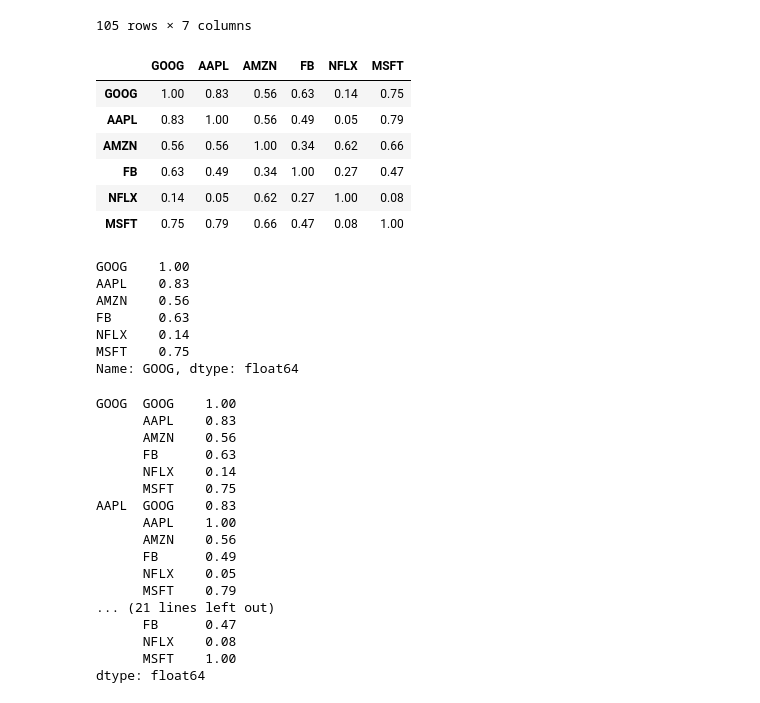
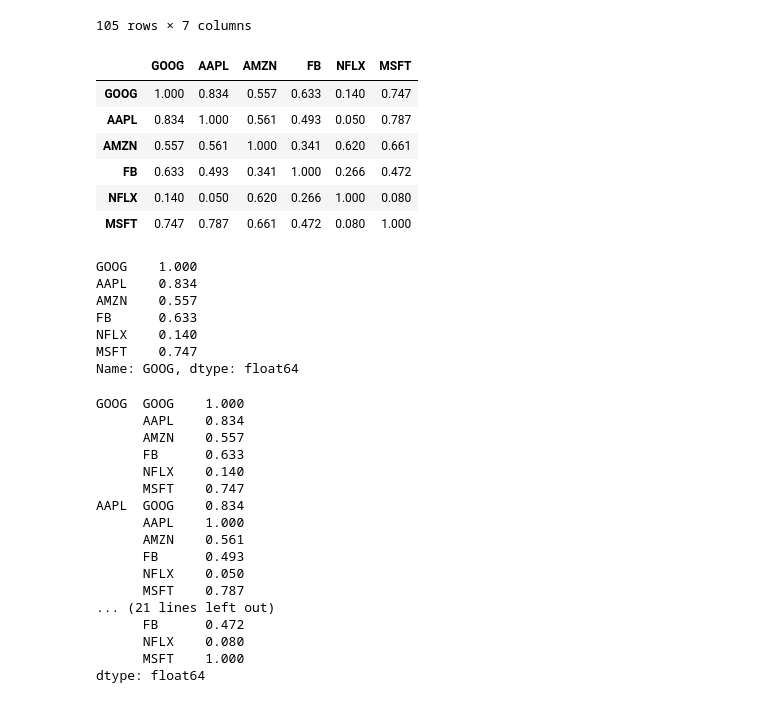
Before and after one commit to jaewook94/self-study, a Jupyter notebook: data-visualization.ipynb, the cells around one changed output. Cells and saved outputs as stored; diff of their text form; code cells hidden in the pictures.

```diff
--- a/data-visualization.ipynb
+++ b/data-visualization.ipynb
@@ -34,45 +34,45 @@ stocks
 105 rows × 7 columns
 # %%
 corr_df = stocks.corr()
-corr_df = corr_df.apply(lambda x: round(x ,2))
+corr_df = corr_df.apply(lambda x: round(x ,3))
 corr_df
 # %% [output]
 |  | GOOG | AAPL | AMZN | FB | NFLX | MSFT |
-| GOOG | 1.00 | 0.83 | 0.56 | 0.63 | 0.14 | 0.75 |
-| AAPL | 0.83 | 1.00 | 0.56 | 0.49 | 0.05 | 0.79 |
-| AMZN | 0.56 | 0.56 | 1.00 | 0.34 | 0.62 | 0.66 |
-| FB | 0.63 | 0.49 | 0.34 | 1.00 | 0.27 | 0.47 |
-| NFLX | 0.14 | 0.05 | 0.62 | 0.27 | 1.00 | 0.08 |
-| MSFT | 0.75 | 0.79 | 0.66 | 0.47 | 0.08 | 1.00 |
+| GOOG | 1.000 | 0.834 | 0.557 | 0.633 | 0.140 | 0.747 |
+| AAPL | 0.834 | 1.000 | 0.561 | 0.493 | 0.050 | 0.787 |
+| AMZN | 0.557 | 0.561 | 1.000 | 0.341 | 0.620 | 0.661 |
+| FB | 0.633 | 0.493 | 0.341 | 1.000 | 0.266 | 0.472 |
+| NFLX | 0.140 | 0.050 | 0.620 | 0.266 | 1.000 | 0.080 |
+| MSFT | 0.747 | 0.787 | 0.661 | 0.472 | 0.080 | 1.000 |
 # %%
 corr_df['GOOG']
 # %% [output]
-GOOG    1.00
-AAPL    0.83
-AMZN    0.56
-FB      0.63
-NFLX    0.14
-MSFT    0.75
+GOOG    1.000
+AAPL    0.834
+AMZN    0.557
+FB      0.633
+NFLX    0.140
+MSFT    0.747
 Name: GOOG, dtype: float64
 # %%
 s = corr_df.unstack() # 각 column별로 한것과 마찬가지의 효과
 s
 # %% [output]
-GOOG  GOOG    1.00
-      AAPL    0.83
-      AMZN    0.56
-      FB      0.63
-      NFLX    0.14
-      MSFT    0.75
-AAPL  GOOG    0.83
-      AAPL    1.00
-      AMZN    0.56
-      FB      0.49
-      NFLX    0.05
-      MSFT    0.79
+GOOG  GOOG    1.000
+      AAPL    0.834
+      AMZN    0.557
+      FB      0.633
+      NFLX    0.140
+      MSFT    0.747
+AAPL  GOOG    0.834
+      AAPL    1.000
+      AMZN    0.561
+      FB      0.493
+      NFLX    0.050
+      MSFT    0.787
 ... (21 lines left out)
-      FB      0.47
-      NFLX    0.08
-      MSFT    1.00
+      FB      0.472
+      NFLX    0.080
+      MSFT    1.000
 dtype: float64
 # %%
```
Also changed, not shown: parts of 11 cells of this notebook.
